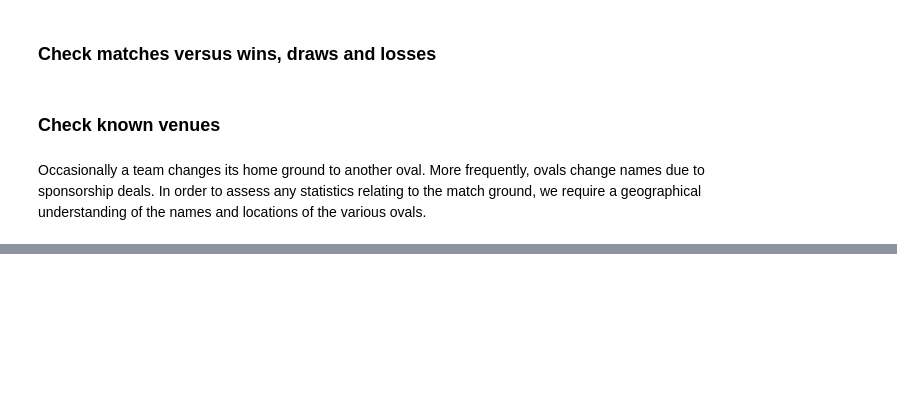
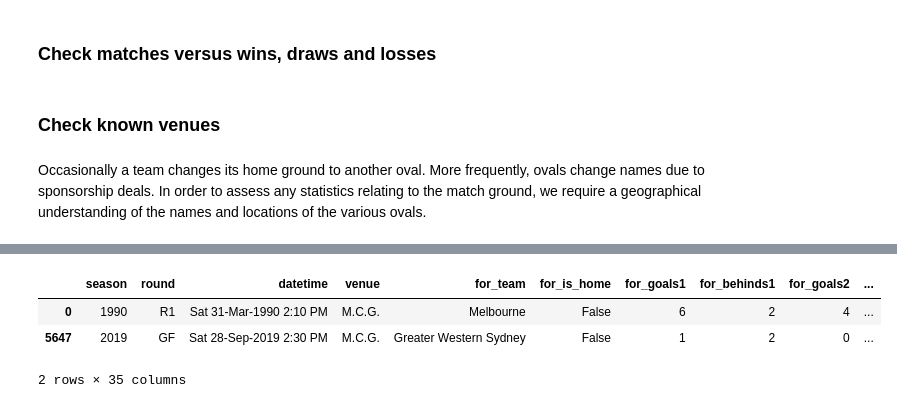
Before and after one commit to gaj67/gaj-data-science, a Jupyter notebook: AFL/notebooks/2_data_extraction.ipynb, the cells around one changed output, grey strips where cells are left out. Cells and saved outputs as stored; diff of their text form; code cells hidden in the pictures; blank space fills up the shorter version.

```diff
--- a/AFL/notebooks/2_data_extraction.ipynb
+++ b/AFL/notebooks/2_data_extraction.ipynb
@@ -281,0 +334,17 @@ if len(unknown_venues) > 0:
+# %%
+SPLIT_ON_SEASON = 2020
+# %%
+all_seasons = df_edges.season.unique()
+# %%
+split_season = 2020
+trn_seasons = all_seasons[all_seasons < SPLIT_ON_SEASON]
+tst_seasons = all_seasons[all_seasons >= SPLIT_ON_SEASON]
+# %%
+df_training = df_edges[df_edges.season.isin(trn_seasons)].copy()
+# %%
+df_training.iloc[[0, -1]]
+# %% [output]
+|  | season | round | datetime | venue | for_team | for_is_home | for_goals1 | for_behinds1 | for_goals2 | ... |
+| 0 | 1990 | R1 | Sat 31-Mar-1990 2:10 PM | M.C.G. | Melbourne | False | 6 | 2 | 4 | ... |
+| 5647 | 2019 | GF | Sat 28-Sep-2019 2:30 PM | M.C.G. | Greater Western Sydney | False | 1 | 2 | 0 | ... |
+2 rows × 35 columns
```
Also changed, not shown: parts of 26 cells of this notebook, 3 other files.
